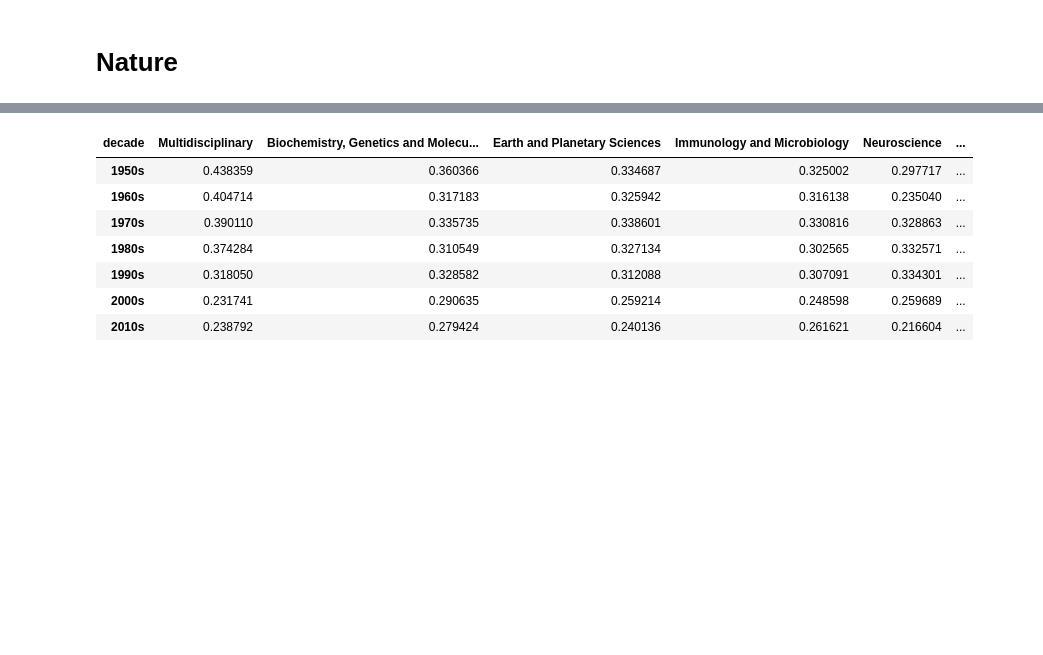
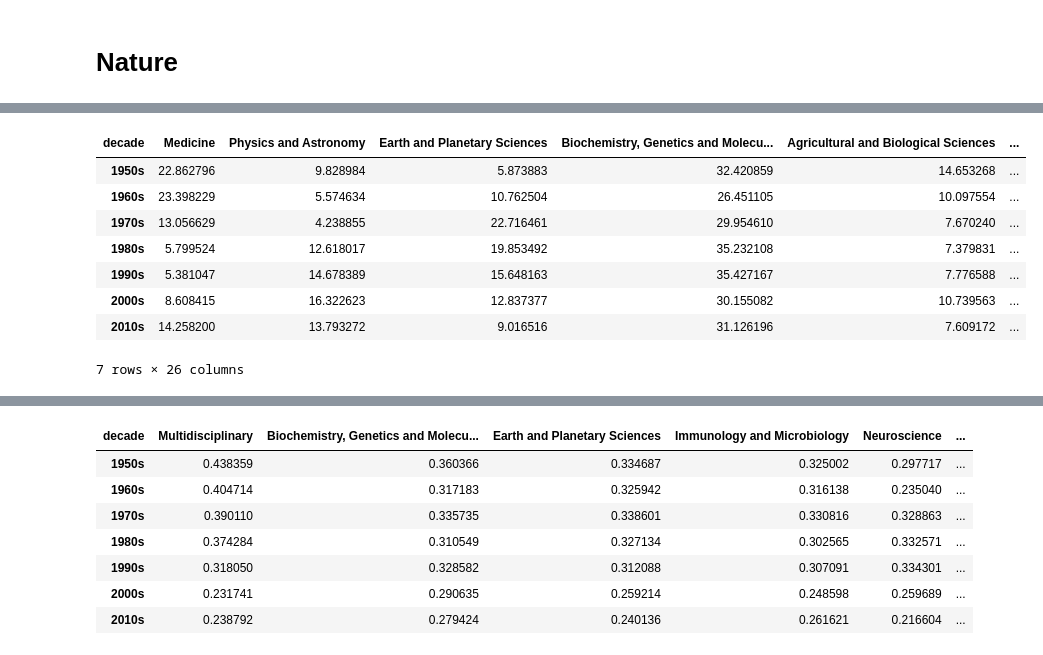
Before and after one commit to netknowledge/diachronic-p2v, a Jupyter notebook: figures/validation/Nature, Science, and PNAS.ipynb, the cells around one changed output, grey strips where cells are left out. Cells and saved outputs as stored; diff of their text form; code cells hidden in the pictures; blank space fills up the shorter version.

```diff
--- a/figures/validation/Nature, Science, and PNAS.ipynb
+++ b/figures/validation/Nature, Science, and PNAS.ipynb
@@ -213,0 +214,12 @@ count_df = count_paper_num_for_disc(137773608, collapse_into_others=False, perce
+# %%
+percentage_df
+# %% [output]
+| decade | Medicine | Physics and Astronomy | Earth and Planetary Sciences | Biochemistry, Genetics and Molecu... | Agricultural and Biological Sciences | ... |
+| 1950s | 22.862796 | 9.828984 | 5.873883 | 32.420859 | 14.653268 | ... |
+| 1960s | 23.398229 | 5.574634 | 10.762504 | 26.451105 | 10.097554 | ... |
+| 1970s | 13.056629 | 4.238855 | 22.716461 | 29.954610 | 7.670240 | ... |
+| 1980s | 5.799524 | 12.618017 | 19.853492 | 35.232108 | 7.379831 | ... |
+| 1990s | 5.381047 | 14.678389 | 15.648163 | 35.427167 | 7.776588 | ... |
+| 2000s | 8.608415 | 16.322623 | 12.837377 | 30.155082 | 10.739563 | ... |
+| 2010s | 14.258200 | 13.793272 | 9.016516 | 31.126196 | 7.609172 | ... |
+7 rows × 26 columns
```
Also changed, not shown: parts of 12 cells of this notebook, 1 other file.
